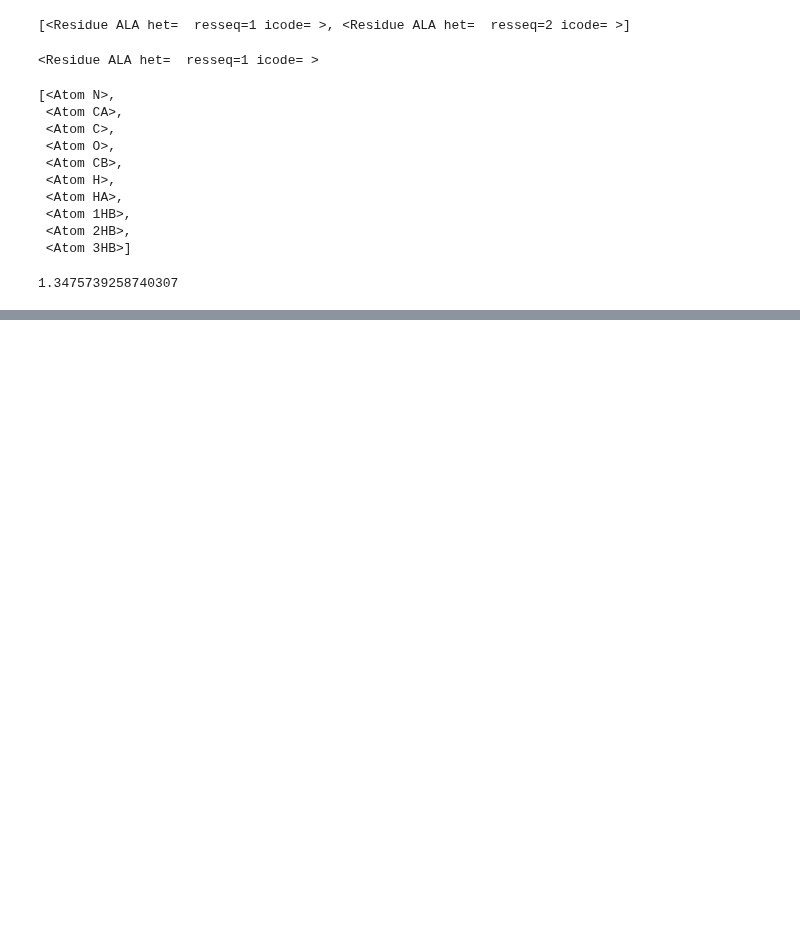
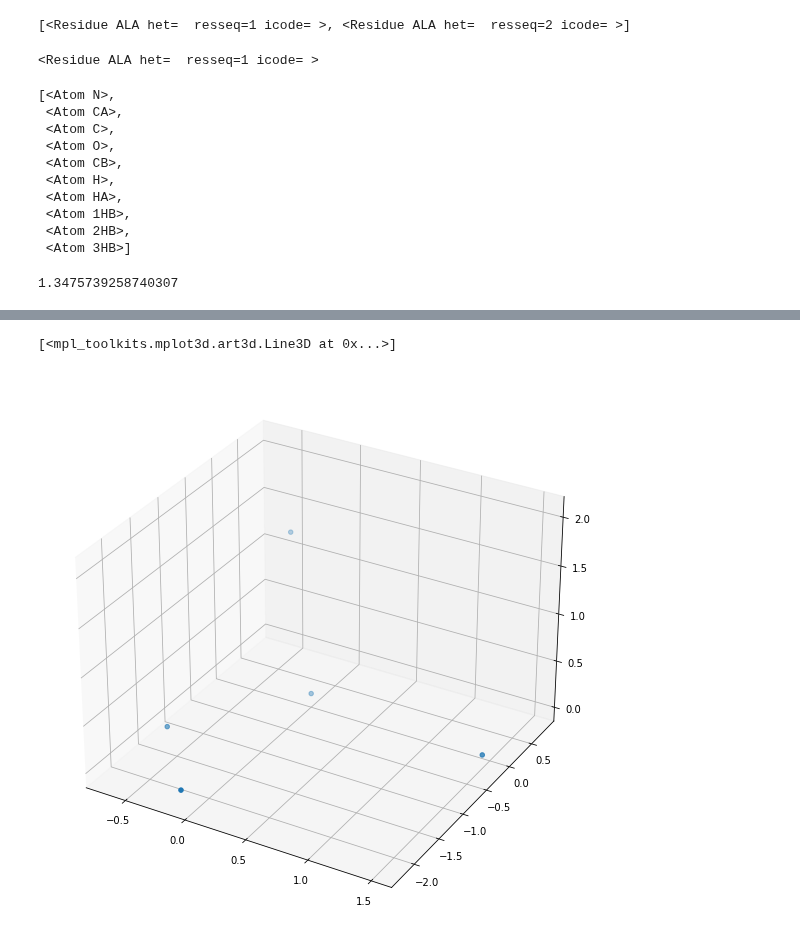
Before and after one commit to liedllab/TopModel, a Jupyter notebook: playground.ipynb, the cells around one changed output, grey strips where cells are left out. Cells and saved outputs as stored; diff of their text form; code cells hidden in the pictures; blank space fills up the shorter version.

```diff
--- a/playground.ipynb
+++ b/playground.ipynb
@@ -42,0 +74,2 @@ v.
+# %%
+res1 = coords[0]
@@ -42,0 +85,10 @@ v.
+# %%
+fig = plt.figure(figsize=(10,10))
+ax = fig.add_subplot(projection="3d")
+
+ax.scatter(*to_origin.T)
+cp = np.cross(to_origin[0], to_origin[2])
+ax.plot(*cp.T, color='r')
+# %% [output]
+[<mpl_toolkits.mplot3d.art3d.Line3D at 0x...>]
+[figure, added]
```
Also changed, not shown: parts of 38 cells of this notebook, 2 other files.
